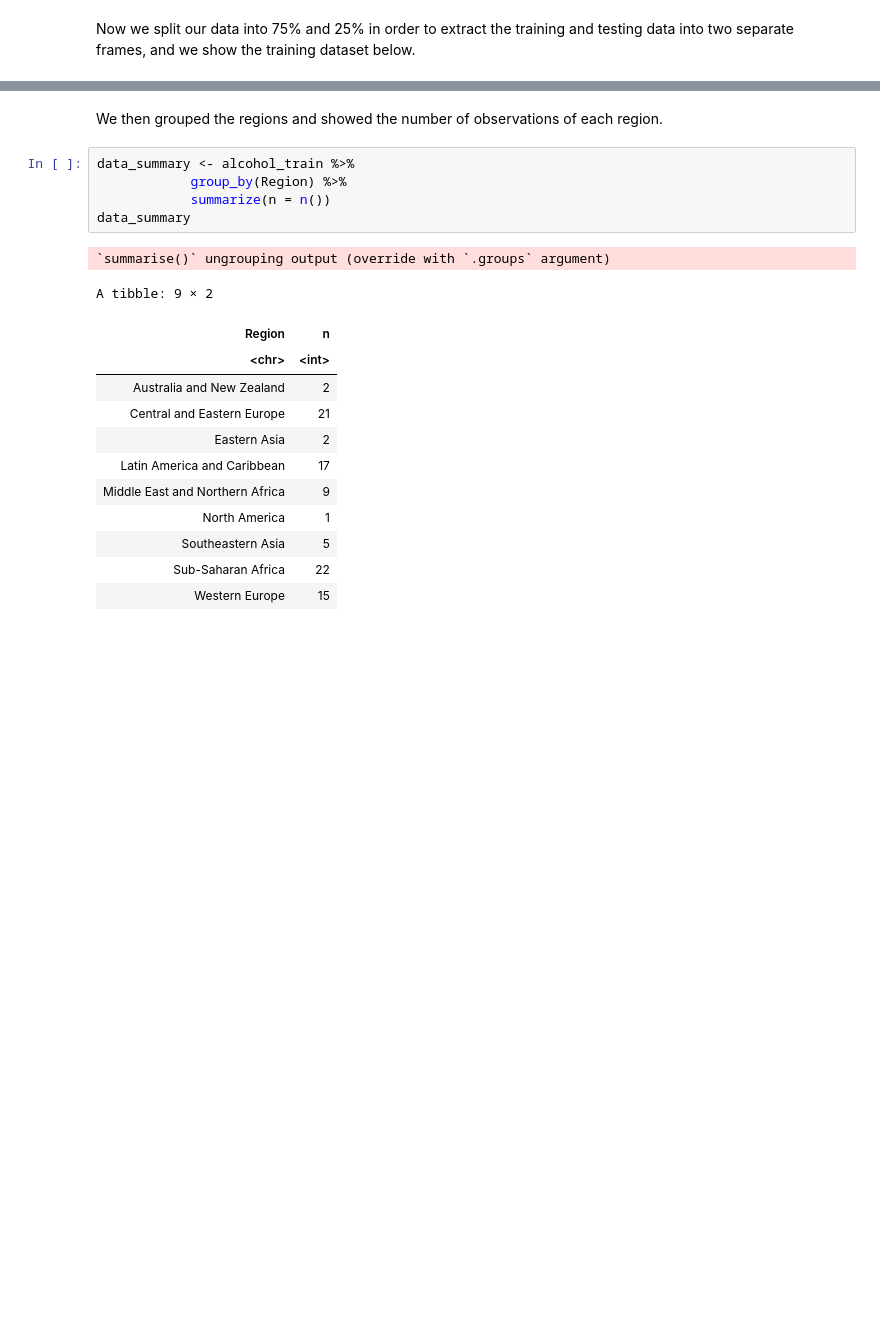
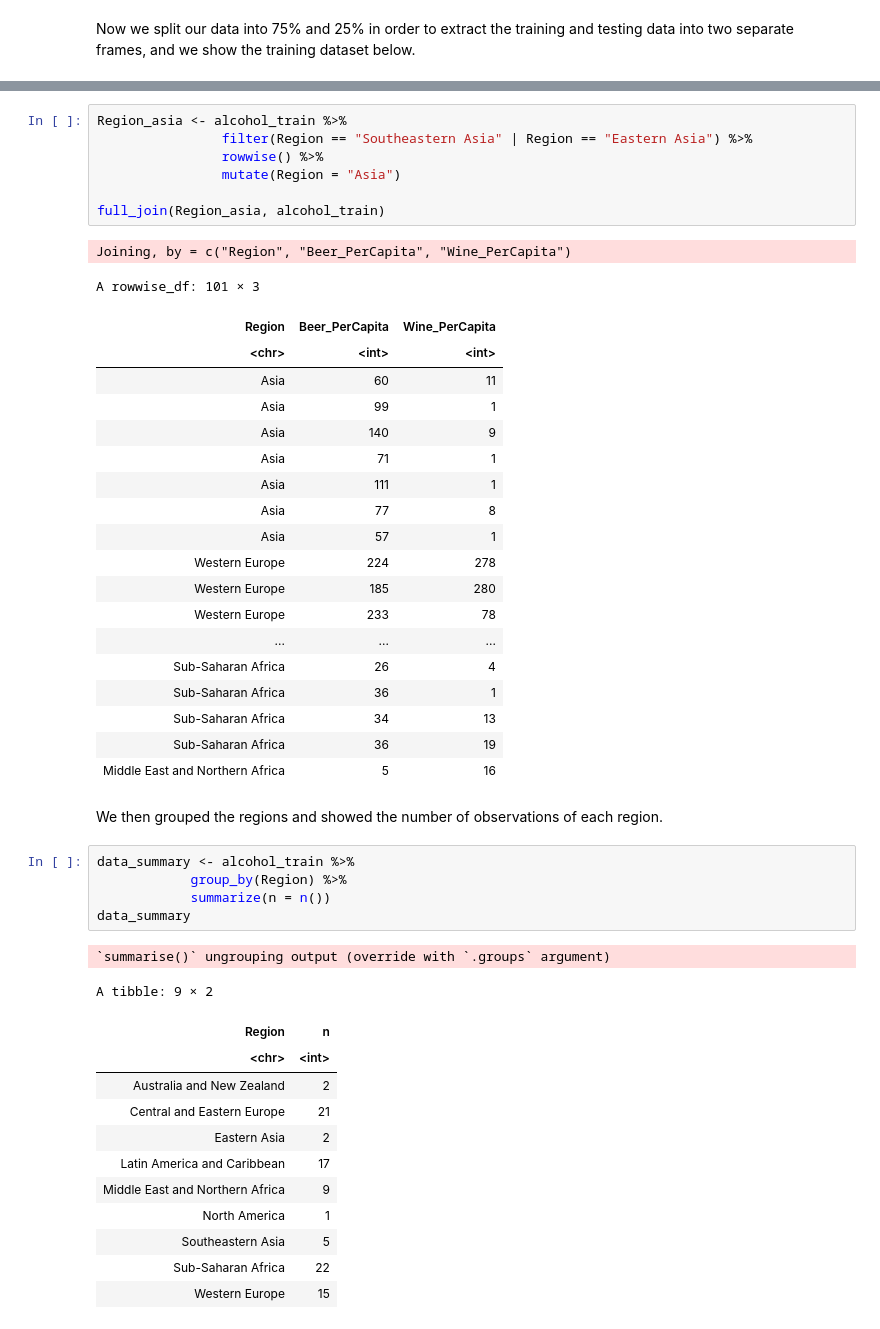
Before and after one commit to chloekim672/007-project-dsci-25-, a Jupyter notebook: dsciprojectfinal.ipynb, the cells around one changed output, grey strips where cells are left out. Drawn from its saved outputs; the diff is of its cells as text; blank space fills up the shorter version.

Commit message:
combined regions

```diff
--- a/dsciprojectfinal.ipynb
+++ b/dsciprojectfinal.ipynb
@@ -146,3 +146,31 @@ A tibble: 94 × 3
+# %%
+Region_asia <- alcohol_train %>%
+                filter(Region == "Southeastern Asia" | Region == "Eastern Asia") %>%
+                rowwise() %>%
+                mutate(Region = "Asia")
+
+full_join(Region_asia, alcohol_train)
+# %% [output]
+Joining, by = c("Region", "Beer_PerCapita", "Wine_PerCapita")
+A rowwise_df: 101 × 3
+| Region | Beer_PerCapita | Wine_PerCapita |
+| <chr> | <int> | <int> |
+| Asia | 60 | 11 |
+| Asia | 99 | 1 |
+| Asia | 140 | 9 |
+| Asia | 71 | 1 |
+| Asia | 111 | 1 |
+| Asia | 77 | 8 |
+| Asia | 57 | 1 |
+| Western Europe | 224 | 278 |
+| Western Europe | 185 | 280 |
+| Western Europe | 233 | 78 |
+| ... | ... | ... |
+| Sub-Saharan Africa | 26 | 4 |
+| Sub-Saharan Africa | 36 | 1 |
+| Sub-Saharan Africa | 34 | 13 |
+| Sub-Saharan Africa | 36 | 19 |
+| Middle East and Northern Africa | 5 | 16 |
 # %% [markdown]
 We then grouped the regions and showed the number of observations of each region.
 # %%
```
Also changed, not shown: parts of 3 cells of this notebook.
